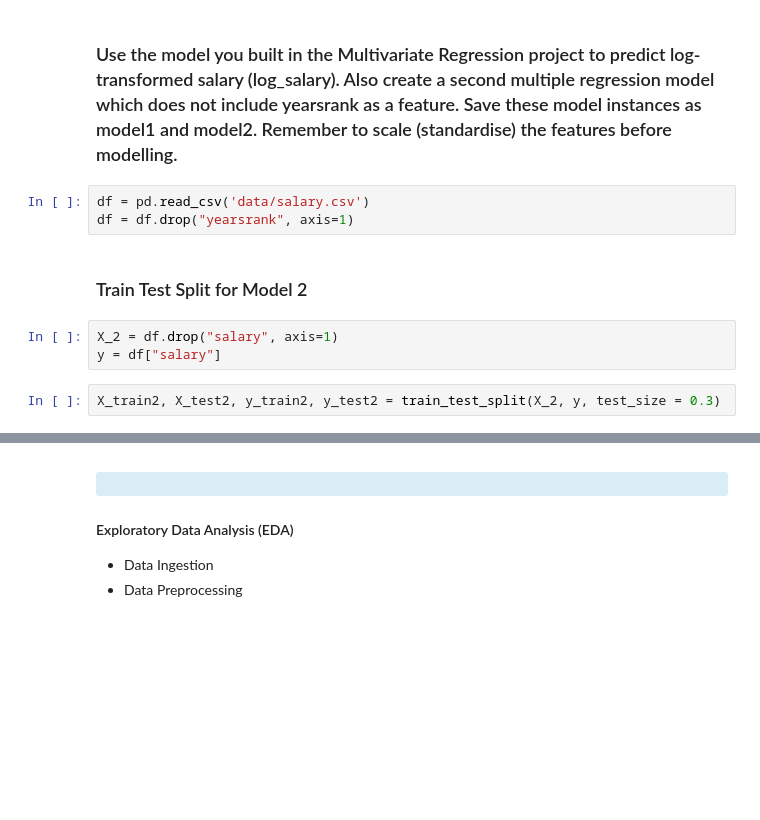
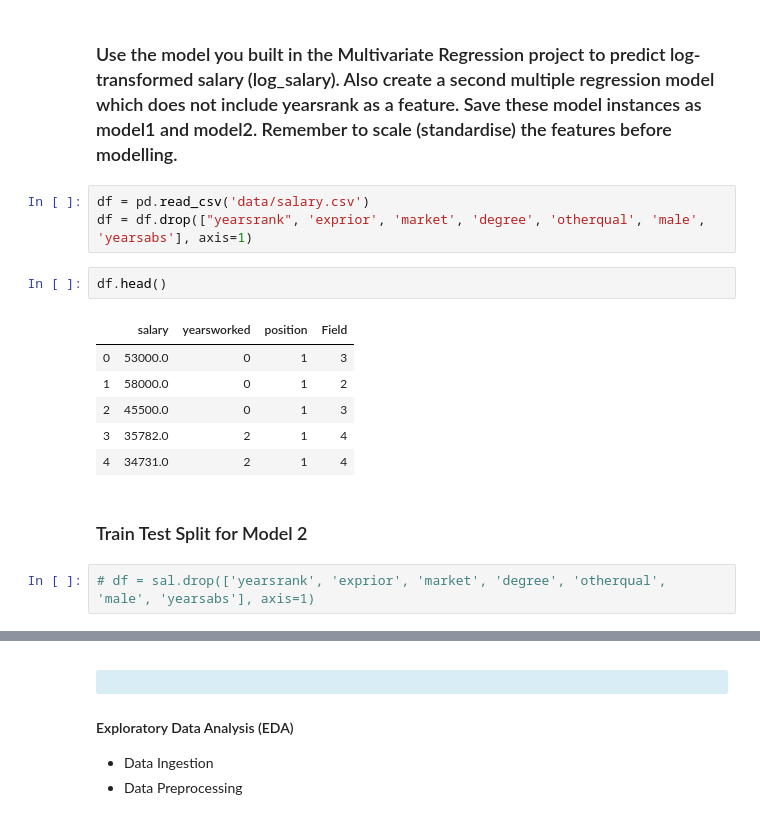
Before and after one commit to MphoKhotleng/OOP_for_DataScience, a Jupyter notebook: OOP_MLR.ipynb, the cells around one changed output, grey strips where cells are left out. Drawn from its saved outputs; the diff is of its cells as text; blank space fills up the shorter version.

```diff
--- a/OOP_MLR.ipynb
+++ b/OOP_MLR.ipynb
@@ -131,11 +131,17 @@ class Scatter_Plot(Plotter):
 ### Use the model you built in the Multivariate Regression project to predict log-transformed salary (log_salary). Also create a second multiple regression model which does not include yearsrank as a feature. Save these model instances as model1 and model2. Remember to scale (standardise) the features before modelling.
 # %%
 df = pd.read_csv('data/salary.csv')
-df = df.drop("yearsrank", axis=1)
+df = df.drop(["yearsrank", 'exprior', 'market', 'degree', 'otherqual', 'male', 'yearsabs'], axis=1)
+# %%
+df.head()
+# %% [output]
+|  | salary | yearsworked | position | Field |
+| 0 | 53000.0 | 0 | 1 | 3 |
+| 1 | 58000.0 | 0 | 1 | 2 |
+| 2 | 45500.0 | 0 | 1 | 3 |
+| 3 | 35782.0 | 2 | 1 | 4 |
+| 4 | 34731.0 | 2 | 1 | 4 |
 # %% [markdown]
 ### Train Test Split for Model 2
-# %%
-X_2 = df.drop("salary", axis=1)
-y = df["salary"]
-# %%
-X_train2, X_test2, y_train2, y_test2 = train_test_split(X_2, y, test_size = 0.3)
+# %%
+# df = sal.drop(['yearsrank', 'exprior', 'market', 'degree', 'otherqual', 'male', 'yearsabs'], axis=1)
```
Also changed, not shown: parts of 5 cells of this notebook.
